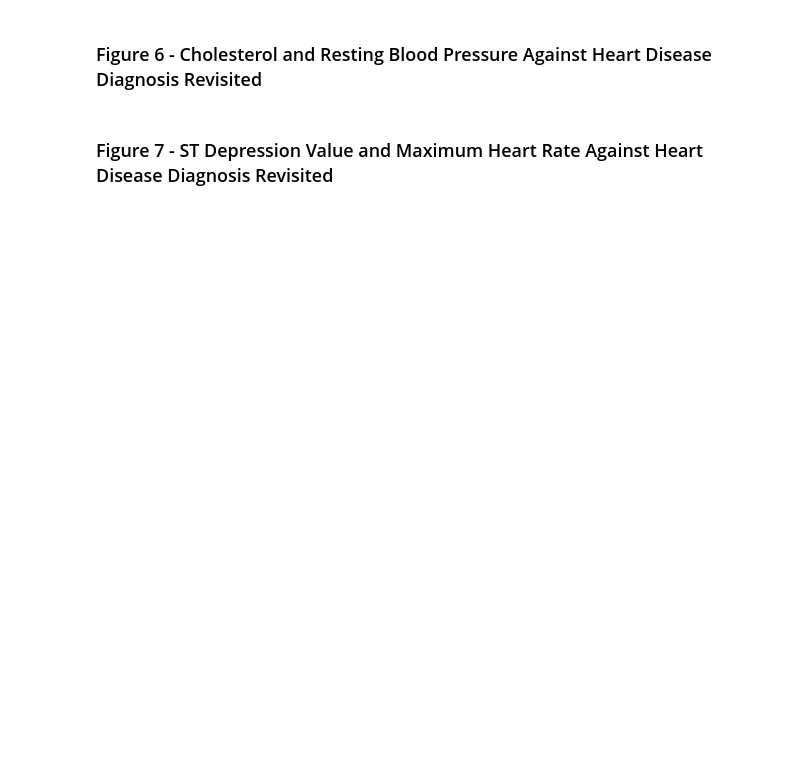
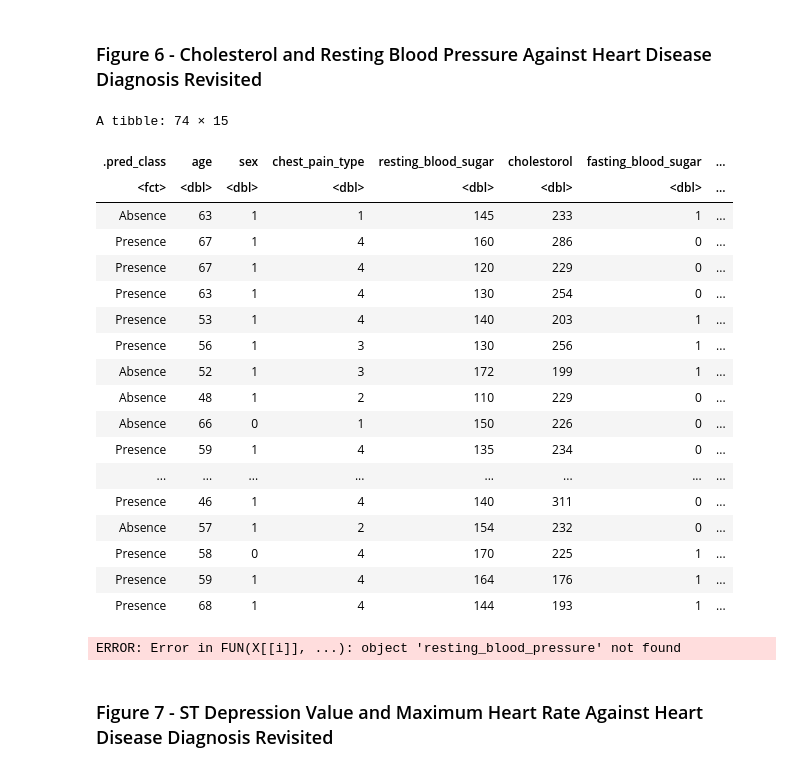
Before and after one commit to meleongg/dsci-100-project, a Jupyter notebook: report.ipynb, the cells around one changed output. Drawn from its saved outputs; the diff is of its cells as text; code cells hidden in the pictures; blank space fills up the shorter version.

```diff
--- a/report.ipynb
+++ b/report.ipynb
@@ -560,4 +578,40 @@ Now that I have trained and tested the model, I will now
 # %% [markdown]
 ### Figure 6 - Cholesterol and Resting Blood Pressure Against Heart Disease Diagnosis Revisited
+# %%
+test_predictions
+cholesterol_restingbp_post_plot <- test_predictions %>%
+    ggplot(aes(x = resting_blood_pressure, y = cholesterol, color = diagnosis, shape = diagnosis)) +
+        geom_point() +
+        labs(x = "Resting Blood Pressure (mm Hg)", y = "Cholesterol (mg/dl)", color = "Diagnosis", shape = "Diagnosis") +
+        theme(text = element_text(size = 20)) +
+        ggtitle("Cholesterol and Resting Blood Pressure Against Heart Disease Diagnosis") +
+        geom_hline(yintercept = 200, linetype = "dashed", size = 0.25, alpha = 0.8) +
+        geom_vline(xintercept = 120, linetype = "dashed", size = 0.25, alpha = 0.8) +
+        ylim(100, 400)
+# ylim limits y-axis values, excluding some outliers
+
+plot_grid(cholesterol_restingbp_plot, cholesterol_restingbp_post_plot, labels = c("Preliminary", "Post-Analysis"), label_size = 26, label_x = 0, label_y = 0,
+  hjust = -0.5, vjust = -0.5)
+# %% [output]
+A tibble: 74 × 15
+| .pred_class | age | sex | chest_pain_type | resting_blood_sugar | cholestorol | fasting_blood_sugar | ... |
+| <fct> | <dbl> | <dbl> | <dbl> | <dbl> | <dbl> | <dbl> | ... |
+| Absence | 63 | 1 | 1 | 145 | 233 | 1 | ... |
+| Presence | 67 | 1 | 4 | 160 | 286 | 0 | ... |
+| Presence | 67 | 1 | 4 | 120 | 229 | 0 | ... |
+| Presence | 63 | 1 | 4 | 130 | 254 | 0 | ... |
+| Presence | 53 | 1 | 4 | 140 | 203 | 1 | ... |
+| Presence | 56 | 1 | 3 | 130 | 256 | 1 | ... |
+| Absence | 52 | 1 | 3 | 172 | 199 | 1 | ... |
+| Absence | 48 | 1 | 2 | 110 | 229 | 0 | ... |
+| Absence | 66 | 0 | 1 | 150 | 226 | 0 | ... |
+| Presence | 59 | 1 | 4 | 135 | 234 | 0 | ... |
+| ... | ... | ... | ... | ... | ... | ... | ... |
+| Presence | 46 | 1 | 4 | 140 | 311 | 0 | ... |
+| Absence | 57 | 1 | 2 | 154 | 232 | 0 | ... |
+| Presence | 58 | 0 | 4 | 170 | 225 | 1 | ... |
+| Presence | 59 | 1 | 4 | 164 | 176 | 1 | ... |
+| Presence | 68 | 1 | 4 | 144 | 193 | 1 | ... |
+ERROR: Error in FUN(X[[i]], ...): object 'resting_blood_pressure' not found
 # %% [markdown]
 ### Figure 7 - ST Depression Value and Maximum Heart Rate Against Heart Disease Diagnosis Revisited
```
Also changed, not shown: parts of 5 cells of this notebook.
